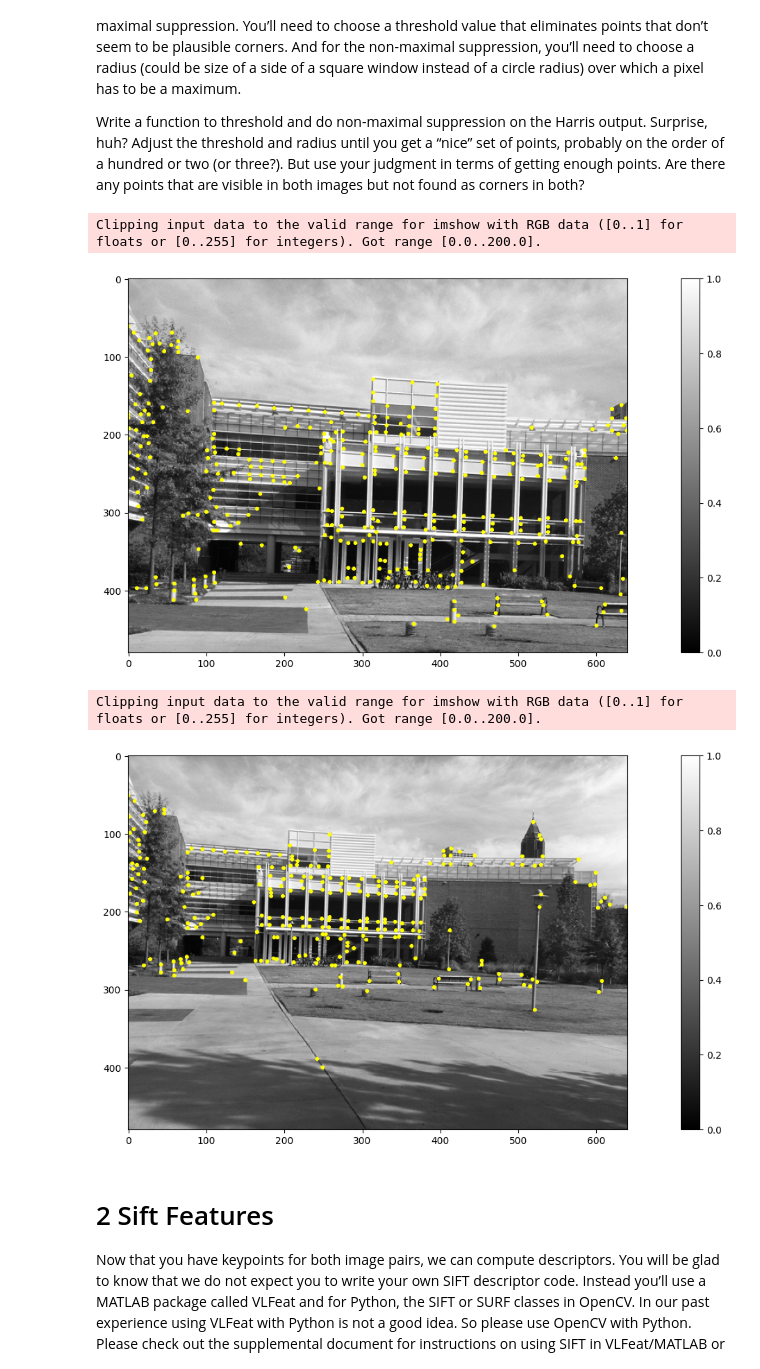
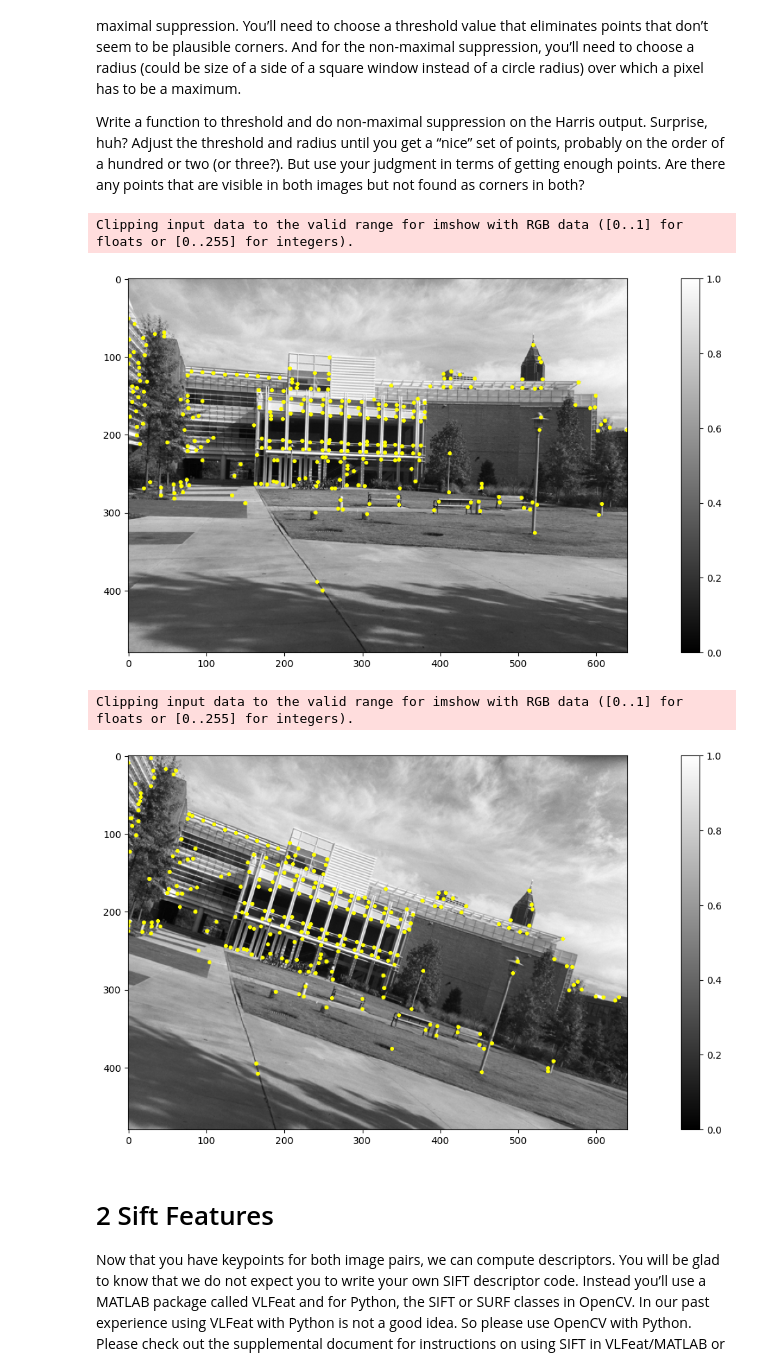
Before and after one commit to ronTohar1/CV_training, a Jupyter notebook: computer_vision/ps4_python/ps4.ipynb, the cells around one changed output. Drawn from its saved outputs; the diff is of its cells as text; code cells hidden in the pictures.

```diff
--- a/computer_vision/ps4_python/ps4.ipynb
+++ b/computer_vision/ps4_python/ps4.ipynb
@@ -23,8 +23,14 @@ input_dir = Path('input')
 img_trans_a = cv.imread(str(input_dir / 'transA.jpg'), cv.IMREAD_UNCHANGED)
 img_sim_a = cv.imread(str(input_dir / 'simA.jpg'), cv.IMREAD_UNCHANGED)
 
+img_trans_b = cv.imread(str(input_dir / 'transB.jpg'), cv.IMREAD_UNCHANGED)
+img_sim_b = cv.imread(str(input_dir / 'simB.jpg'), cv.IMREAD_UNCHANGED)
+
 img_trans_a = img_trans_a.astype(np.float32) / 255
 img_sim_a = img_sim_a.astype(np.float32) / 255
+
+img_trans_b = img_trans_b.astype(np.float32) / 255
+img_sim_b = img_sim_b.astype(np.float32) / 255
 
 plt.figure(figsize=(15, 5))
 plt.subplot(121)
@@ -34,5 +40,15 @@ plt.subplot(122)
 plt.imshow(img_sim_a, cmap="gray")
 plt.colorbar()
 plt.show()
+
+
+plt.figure(figsize=(15, 5))
+plt.subplot(121)
+plt.imshow(img_trans_b, cmap="gray")
+plt.colorbar()
+plt.subplot(122)
+plt.imshow(img_sim_b, cmap="gray")
+plt.colorbar()
+plt.show()
 # %% [output]
 [figure]
@@ -39,10 +56,12 @@ plt.show()
 # %%
 def compute_gradients(img, kernel_size=3, sigma=3):
-    img = img.copy().astype(np.float32)
+    # img = img.copy().astype(np.float32)
     img = cv.GaussianBlur(img, (kernel_size, kernel_size), sigma)
     sobelx = cv.Sobel(img,cv.CV_64F,1,0,ksize=kernel_size)
     sobely = cv.Sobel(img,cv.CV_64F,0,1,ksize=kernel_size)
 
+    # sobelx = np.uint8(np.absolute(sobelx))
+    # sobely = np.uint8(np.absolute(sobely))
     return sobelx, sobely
 
 def concat_images(img1, img2):
@@ -148,13 +167,13 @@ def show_harris_corners(img, alpha=0.05, window_size=7, sigma=5, threshold=0.01)
     corner_points = find_corner_points(H, threshold)
     view_corners(corner_points, img)
 # %%
-show_harris_corners(img_trans_a, threshold=0.01)
-show_harris_corners(img_sim_a)
+show_harris_corners(img_sim_a, threshold=0.01)
+show_harris_corners(img_sim_b)
 # %% [output]
-Clipping input data to the valid range for imshow with RGB data ([0..1] for floats or [0..255] for integers). Got range [0.0..200.0].
+Clipping input data to the valid range for imshow with RGB data ([0..1] for floats or [0..255] for integers).
-[figure, old version]
+[figure, new version]
-Clipping input data to the valid range for imshow with RGB data ([0..1] for floats or [0..255] for integers). Got range [0.0..200.0].
+Clipping input data to the valid range for imshow with RGB data ([0..1] for floats or [0..255] for integers).
-[figure, old version]
+[figure, new version]
 # %% [markdown]
 # 2 Sift Features
 
```
Also changed, not shown: parts of 6 cells of this notebook, 2 other files.
